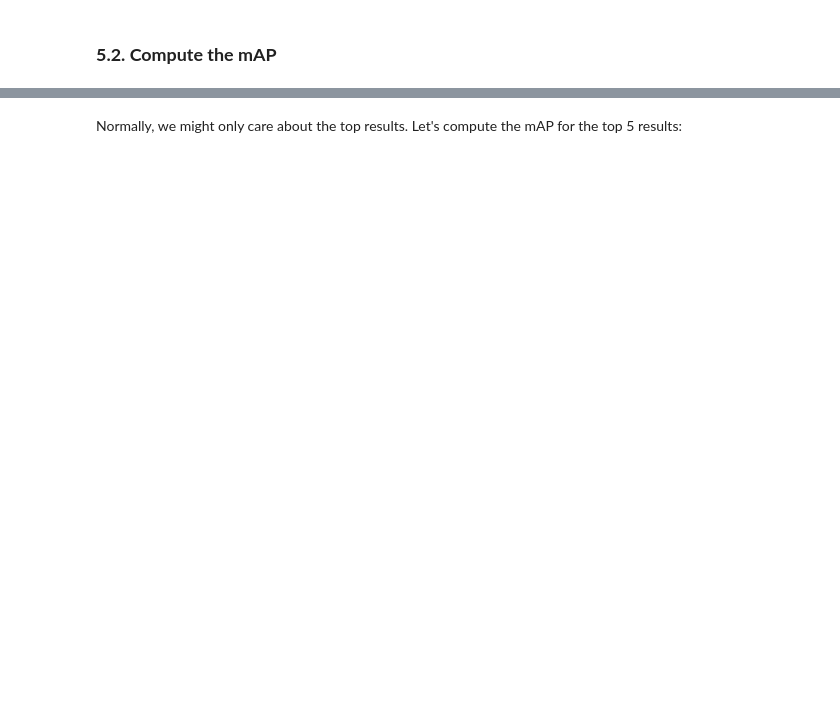
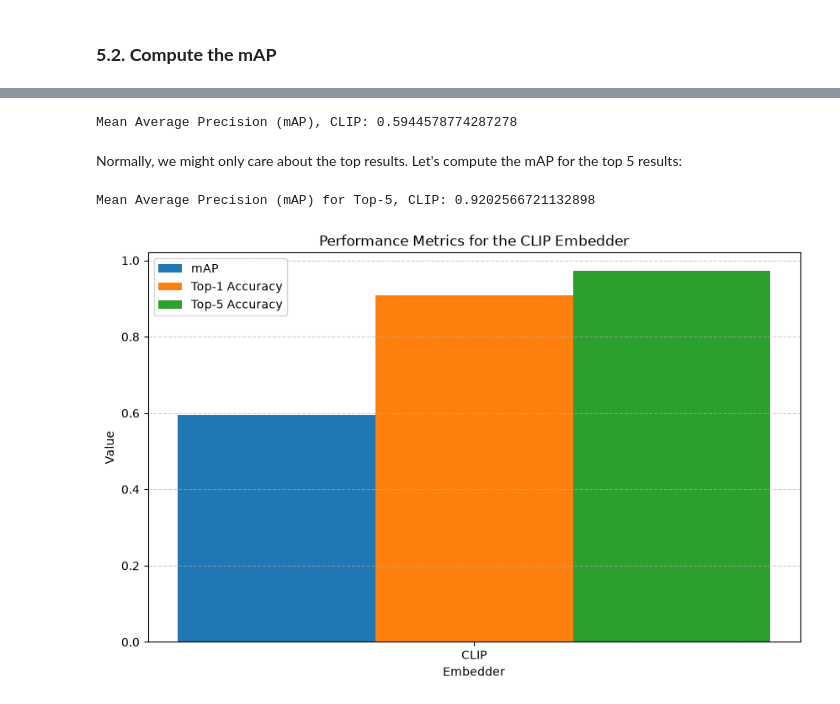
Before and after one commit to MechaCritter/Python-Visual-Similarity-Examples, a Jupyter notebook: notebooks/m_ap_and_top_k_accuracy.ipynb, the cells around one changed output, grey strips where cells are left out. Saved outputs shown, nothing was run; the diff lists cells and outputs as text; code cells hidden in the pictures; blank space fills up the shorter version.

```diff
--- a/notebooks/m_ap_and_top_k_accuracy.ipynb
+++ b/notebooks/m_ap_and_top_k_accuracy.ipynb
@@ -124,14 +60,13 @@ print("Top-1 Accuracy, Pipeline:", acc_k1_pipeline)
 # %% [markdown]
 Normally, we might also consider the second, third and so on.. most relevant results. In this case, we can set `k > 1`. Let's try for `k=5`:
 # %%
-# Top-5 Accuracy for VLAD with PCA
-acc_k5_vlad = top_k_accuracy(
-    images=val_imgs,
+# Top-5 Accuracy for CLIP
+acc_k5_clip = top_k_accuracy(
+    images=(image for image, *_ in val_dataset),
     image_labels=val_labels,
-    encoding_map=encodings_vlad,
+    store=store,
     path_labels_dict=dataset_labels_dict,
-    encoder=vlad_encoder,
     k=5,
 )
-print("Top-5 Accuracy, VLAD:", acc_k5_vlad)
+print("Top-5 Accuracy, CLIP:", acc_k5_clip)
 # %% [output]
@@ -185,11 +96,13 @@ Image `a` has label `1`, and the top-6 retrieved images have labels:
 
 First, we do it for the whole dataset:
 # %%
-mAP_value_vlad = top_k_map(
-    images=val_imgs,
+# mAP for CLIP
+mAP_value_clip = top_k_map(
+    images=(image for image, *_ in val_dataset),
     image_labels=val_labels,
-    encoding_map=encodings_vlad,  # {path: vector}
-    path_labels_dict=dataset_labels_dict,  # {path: label}
-    encoder=vlad_encoder,  # or vlad_encoder, fisher_encoder
+    store=store,
+    path_labels_dict=dataset_labels_dict,
 )
-print("Mean Average Precision (mAP), VLAD:", mAP_value_vlad)
+print("Mean Average Precision (mAP), CLIP:", mAP_value_clip)
+# %% [output]
+Mean Average Precision (mAP), CLIP: 0.5944578774287278
@@ -214,12 +109,14 @@ print("Mean Average Precision (mAP), Pipeline:", mAP_value_pipeline)
 # %% [markdown]
 Normally, we might only care about the top results. Let's compute the mAP for the top 5 results:
 # %%
-mAP_value_top5_vlad_pca = top_k_map(
-    images=val_imgs,
+# mAP of the top-5 results for CLIP
+mAP_value_top5_clip = top_k_map(
+    images=(image for image, *_ in val_dataset),
     image_labels=val_labels,
-    encoding_map=encodings_vlad,
+    store=store,
     path_labels_dict=dataset_labels_dict,
-    encoder=vlad_encoder,
     k=5,
 )
-print("Mean Average Precision (mAP) for Top-5, VLAD:", mAP_value_top5_vlad_pca)
+print("Mean Average Precision (mAP) for Top-5, CLIP:", mAP_value_top5_clip)
+# %% [output]
+Mean Average Precision (mAP) for Top-5, CLIP: 0.9202566721132898
@@ -251,13 +123,11 @@ print(
 # %%
-# TODO: Plot bar chart for mAP and top-k accuracy to compare the performance of the encoders.
+# Plot a bar chart of the mAP and top-k accuracy of the embedder.
 plot_and_save_barplot(
-    {
-        "VLAD": [mAP_value_vlad, acc_k1_vlad, acc_k5_vlad],
-        "Fisher Vector": [mAP_value_fisher, acc_k1_fisher, acc_k5_fisher],
-        "Pipeline": [mAP_value_pipeline, acc_k1_pipeline, acc_k5_pipeline],
-    },
+    {"CLIP": [mAP_value_clip, acc_k1_clip, acc_k5_clip]},
     bar_labels=["mAP", "Top-1 Accuracy", "Top-5 Accuracy"],
-    title="Performance Metrics for VLAD, Fisher Vector, and Pipeline with PCA",
+    title="Performance Metrics for the CLIP Embedder",
     ylabel="Value",
-    xlabel="Metrics",
+    xlabel="Embedder",
 )
+# %% [output]
+[figure, added]
```
Also changed, not shown: parts of 20 cells of this notebook, 10 other files.
